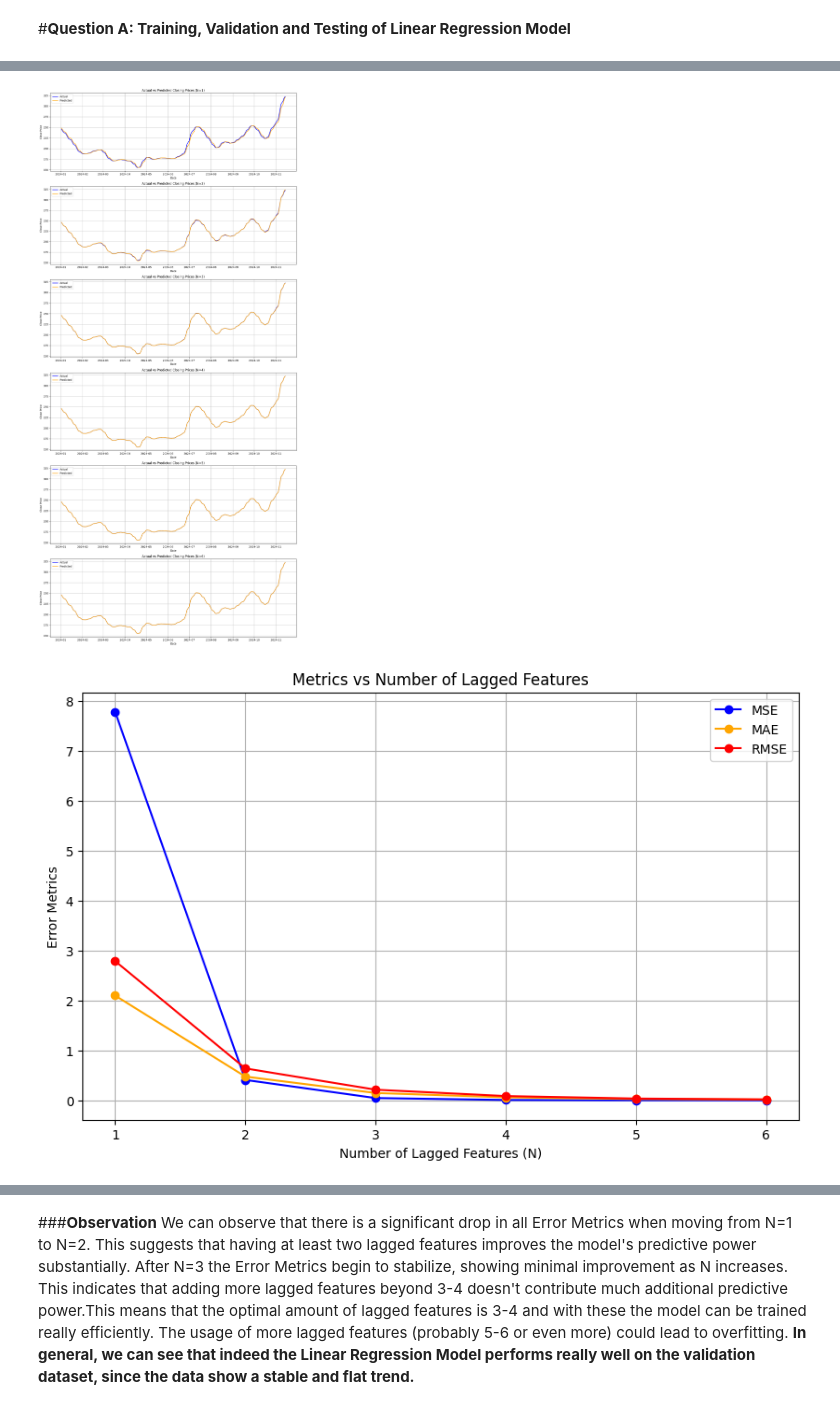
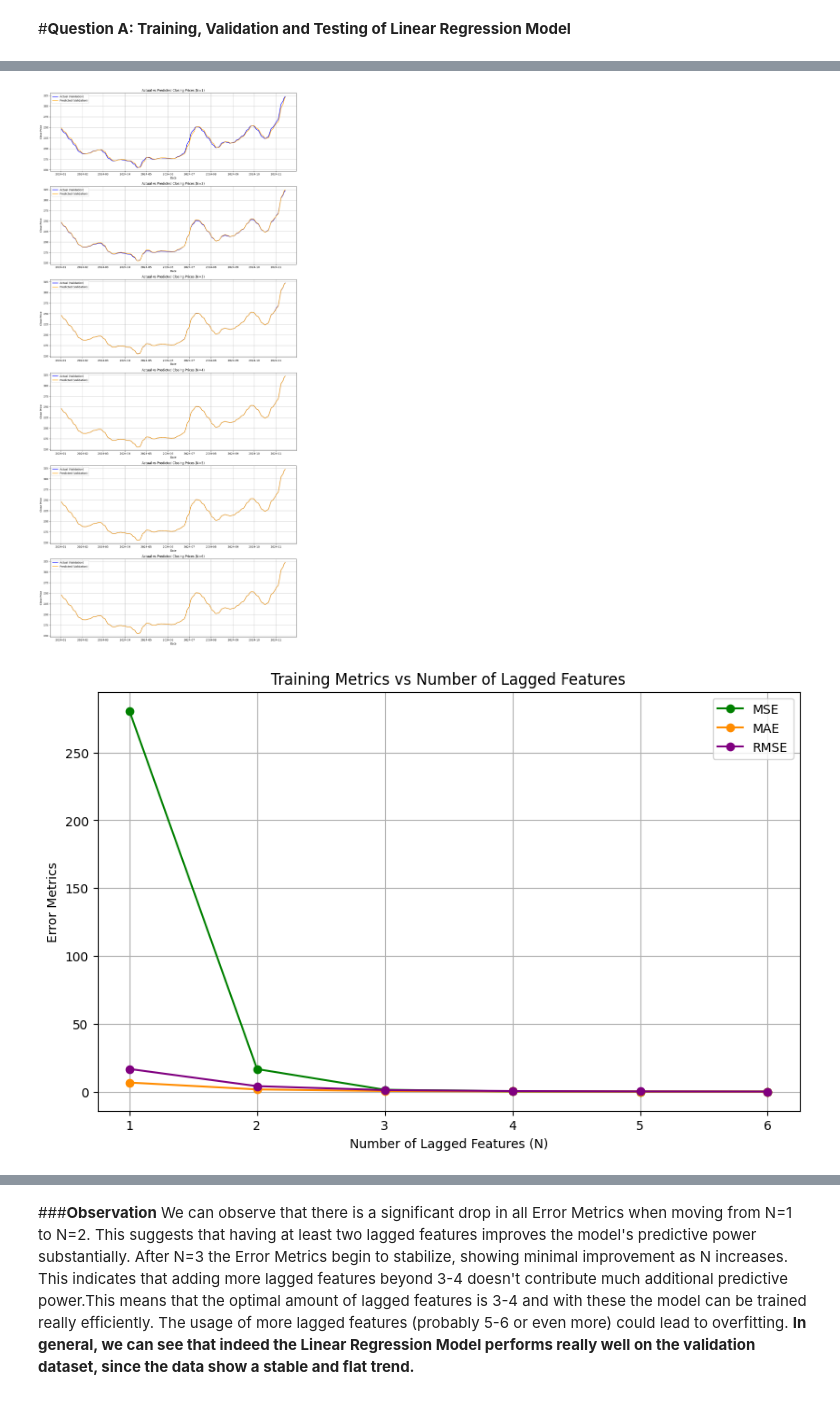
Before and after one commit to miltiadiss/CEID_NE5237-Decision-Theory, a Jupyter notebook: Project 1/TSLA_stock_price_prediction.ipynb, the cells around one changed output, grey strips where cells are left out. Cells and saved outputs as stored; diff of their text form; code cells hidden in the pictures.

```diff
--- a/Project 1/TSLA_stock_price_prediction.ipynb
+++ b/Project 1/TSLA_stock_price_prediction.ipynb
@@ -58,6 +58,8 @@ df = pd.read_csv('close_prices.csv', parse_dates=['Date'])
 df = df.sort_values(by='Date')  # Sorting by 'Date'
 # %% [output]
 Data saved to close_prices.csv
+# %%
+df = df[df['Date']<='2024-11-14']
 # %% [markdown]
 ##**Data Preprocessing**
 # %% [markdown]
@@ -219,39 +221,49 @@ def linear_regression_model(N, data):
     model = LinearRegression()
     model.fit(X_train, y_train)
 
-    # Make the prediction using the validation set
-    y_pred = model.predict(X_val)
+    # Make predictions using the training and validation sets
+    y_train_pred = model.predict(X_train)
+    y_val_pred = model.predict(X_val)
 
-    # Evaluate the model metrics
-    mae = mean_absolute_error(y_val, y_pred)
-    rmse = np.sqrt(mean_squared_error(y_val, y_pred))
-    mse = mean_squared_error(y_val, y_pred)
+    # Evaluate metrics for training set
+    train_mae = mean_absolute_error(y_train, y_train_pred)
+    train_rmse = np.sqrt(mean_squared_error(y_train, y_train_pred))
+    train_mse = mean_squared_error(y_train, y_train_pred)
+
+    # Evaluate metrics for validation set
+    val_mae = mean_absolute_error(y_val, y_val_pred)
+    val_rmse = np.sqrt(mean_squared_error(y_val, y_val_pred))
+    val_mse = mean_squared_error(y_val, y_val_pred)
 
     # Get model parameters (weights and bias)
     weights = model.coef_
     bias = model.intercept_
 
-    return mae, rmse, mse, y_val, y_pred, validation_data['Date'], weights, bias
+    return (train_mae, train_rmse, train_mse, val_mae, val_rmse, val_mse,
+            y_train, y_train_pred, y_val, y_val_pred, validation_data['Date'], weights, bias)
 
-# Plot the actual and predicted 'close' prices for the different values of lagged features and
-# the initial DataFrame
+
+# Plot the actual and predicted 'close' prices for the different values of lagged features
 num_tests = 6  # Testing from N = 1 to 6
 fig, axes = plt.subplots(num_tests, 1, figsize=(14, 5 * num_tests))
 results = []
 
 for idx, N in enumerate(range(1, num_tests + 1)):
-    mae, rmse, mse, y_val, y_pred, dates, weights, bias = linear_regression_model(N, df)  # Call the function here
-    results.append((N, mae, rmse, mse))
+    (train_mae, train_rmse, train_mse, val_mae, val_rmse, val_mse,
+     y_train, y_train_pred, y_val, y_val_pred, dates, weights, bias) = linear_regression_model(N, df)  # Call the function here
 
-    axes[idx].plot(dates, y_val, label='Actual', color='blue', linewidth=2)
-    axes[idx].plot(dates, y_pred, label='Predicted', color='orange', linewidth=2)
+    results.append((N, train_mae, train_rmse, train_mse, val_mae, val_rmse, val_mse))
+
+    # Plot validation set actual vs predicted
+    axes[idx].plot(dates, y_val, label='Actual (Validation)', color='blue', linewidth=2)
+    axes[idx].plot(dates, y_val_pred, label='Predicted (Validation)', color='orange', linewidth=2)
     axes[idx].set_title(f'Actual vs Predicted Closing Prices (N={N})')
     axes[idx].set_xlabel('Date')
     axes[idx].set_ylabel('Close Price')
     axes[idx].legend()
     axes[idx].grid(True)
 
-    # Print the model parameters
+    # Print the model parameters and training metrics
     print(f"\nModel Parameters for N={N}:")
     print(f"Bias: {bias}")
     equation = f"Close_t = {bias}"
@@ -261,29 +273,42 @@ for idx, N in enumerate(range(1, num_tests + 1)):
     print("Model Equation:")
     print(equation)
 
-results_df = pd.DataFrame(results, columns=['N', 'Mean Absolute Error', 'Root Mean Squared Error', 'Mean Squared Error'])
+# Create a DataFrame for results
+results_df = pd.DataFrame(results, columns=['N',
+                                            'Train MAE', 'Train RMSE', 'Train MSE',
+                                            'Val MAE', 'Val RMSE', 'Val MSE'])
 print('\nMetrics')
 print(results_df)
 
 plt.tight_layout()
 plt.show()
 
-# Plot Metrics vs Number of Lagged Features
+# Plot Training Metrics vs Number of Lagged Features
 plt.figure(figsize=(10, 6))
-mse_values = results_df['Mean Squared Error']
-mae_values = results_df['Mean Absolute Error']
-rmse_values = results_df['Root Mean Squared Error']
+plt.plot(range(1, num_tests + 1), results_df['Train MSE'], marker='o', linestyle='-', color='green', label='MSE')
+plt.plot(range(1, num_tests + 1), results_df['Train MAE'], marker='o', linestyle='-', color='darkorange', label='MAE')
+plt.plot(range(1, num_tests + 1), results_df['Train RMSE'], marker='o', linestyle='-', color='purple', label='RMSE')
 
-plt.plot(range(1, num_tests + 1), mse_values, marker='o', linestyle='-', color='blue', label='MSE')
-plt.plot(range(1, num_tests + 1), mae_values, marker='o', linestyle='-', color='orange', label='MAE')
-plt.plot(range(1, num_tests + 1), rmse_values, marker='o', linestyle='-', color='red', label='RMSE')
-
-plt.title('Metrics vs Number of Lagged Features')
+plt.title('Training Metrics vs Number of Lagged Features')
 plt.xlabel('Number of Lagged Features (N)')
 plt.ylabel('Error Metrics')
 plt.xticks(range(1, num_tests + 1))
 plt.legend()
 plt.grid(True)
 plt.show()
+
+# Plot Validation Metrics vs Number of Lagged Features
+plt.figure(figsize=(10, 6))
+plt.plot(range(1, num_tests + 1), results_df['Val MSE'], marker='o', linestyle='-', color='blue', label='MSE')
+plt.plot(range(1, num_tests + 1), results_df['Val MAE'], marker='o', linestyle='-', color='red', label='MAE')
+plt.plot(range(1, num_tests + 1), results_df['Val RMSE'], marker='o', linestyle='-', color='orange', label='RMSE')
+
+plt.title('Validation Metrics vs Number of Lagged Features')
+plt.xlabel('Number of Lagged Features (N)')
+plt.ylabel('Error Metrics')
+plt.xticks(range(1, num_tests + 1))
+plt.legend()
+plt.grid(True)
+plt.show()
 # %% [output]
 Model Parameters for N=1:
@@ -306,2 +331,2 @@ Close_t = 0.4382810225101821 + (1.9678031348385083) * close_t-1 + (-0.9692191483
-[figure, old version]
+[figure, new version]
-[figure, old version]
+[figure, new version]
```
Also changed, not shown: parts of 7 cells of this notebook.
